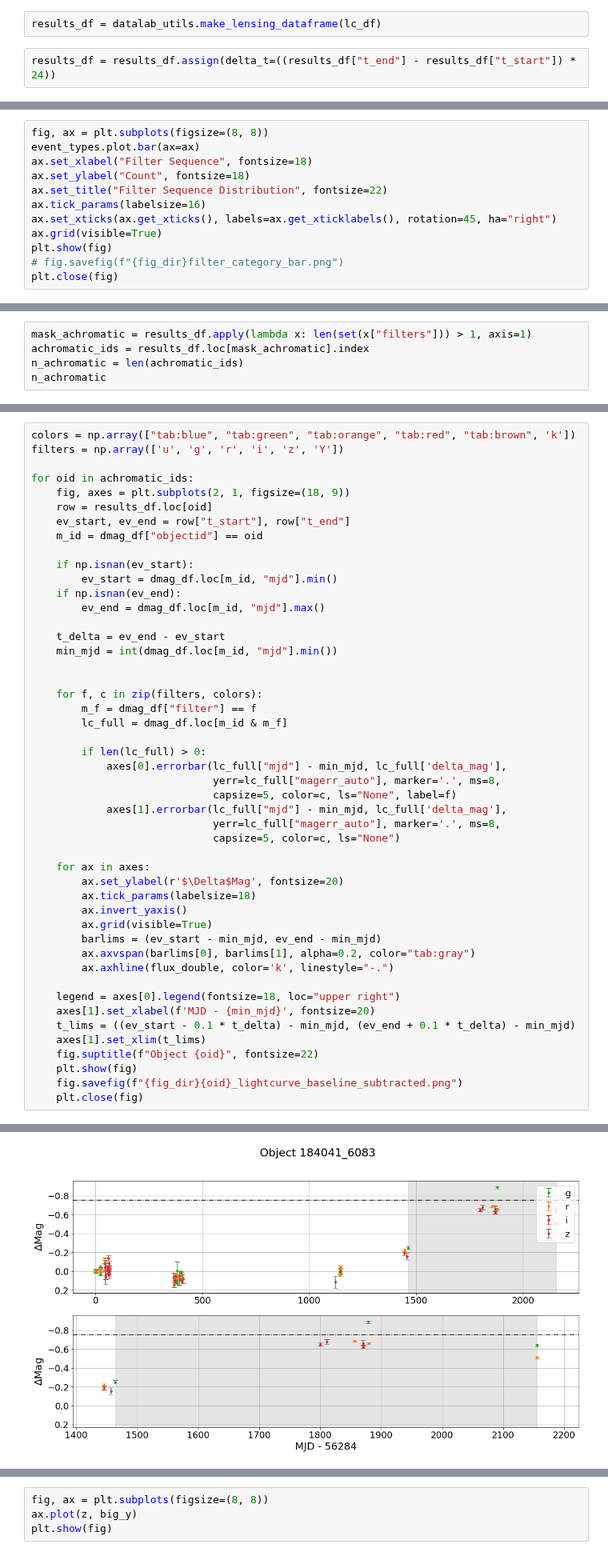
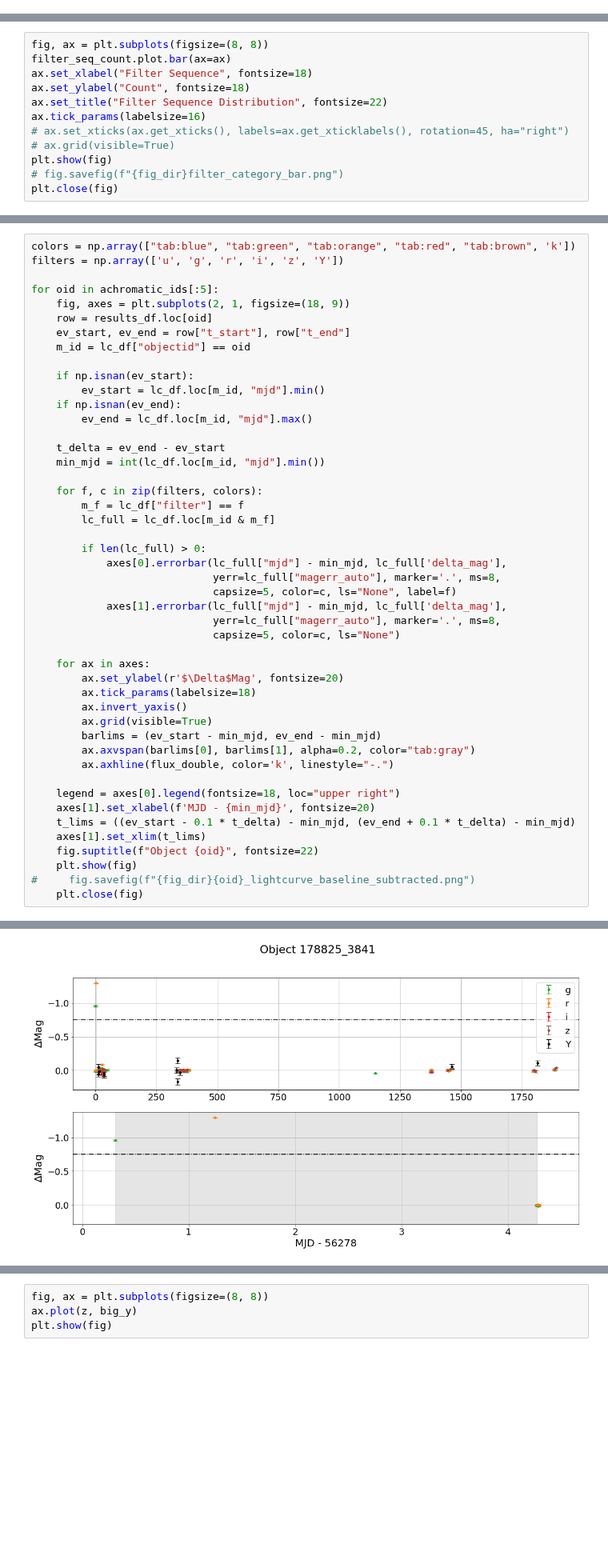
Before and after one commit to adriansh95/StringMicrolensing, a Jupyter notebook: analyze_nsc_lensing_candidates.ipynb, the cells around one changed output, grey strips where cells are left out. Shown at 80% size. Cells and saved outputs as stored; diff of their text form; blank space fills up the shorter version.

```diff
--- a/analyze_nsc_lensing_candidates.ipynb
+++ b/analyze_nsc_lensing_candidates.ipynb
@@ -18,4 +18,0 @@ lc_df.sort_values(by=["batch", "mjd"], inplace=True)
-# %%
-results_df = datalab_utils.make_lensing_dataframe(lc_df)
-# %%
-results_df = results_df.assign(delta_t=((results_df["t_end"] - results_df["t_start"]) * 24))
@@ -61,12 +88,12 @@ event_types = results_df.groupby(by="filters").t_start.agg("count")
 # %%
 fig, ax = plt.subplots(figsize=(8, 8))
-event_types.plot.bar(ax=ax)
+filter_seq_count.plot.bar(ax=ax)
 ax.set_xlabel("Filter Sequence", fontsize=18)
 ax.set_ylabel("Count", fontsize=18)
 ax.set_title("Filter Sequence Distribution", fontsize=22)
 ax.tick_params(labelsize=16)
-ax.set_xticks(ax.get_xticks(), labels=ax.get_xticklabels(), rotation=45, ha="right")
-ax.grid(visible=True)
+# ax.set_xticks(ax.get_xticks(), labels=ax.get_xticklabels(), rotation=45, ha="right")
+# ax.grid(visible=True)
 plt.show(fig)
 # fig.savefig(f"{fig_dir}filter_category_bar.png")
 plt.close(fig)
@@ -75,5 +101,0 @@ plt.close(fig)
-# %%
-mask_achromatic = results_df.apply(lambda x: len(set(x["filters"])) > 1, axis=1)
-achromatic_ids = results_df.loc[mask_achromatic].index
-n_achromatic = len(achromatic_ids)
-n_achromatic
@@ -87,24 +103,23 @@ flux_double = -2.5 * np.log10(2)
 colors = np.array(["tab:blue", "tab:green", "tab:orange", "tab:red", "tab:brown", 'k'])
 filters = np.array(['u', 'g', 'r', 'i', 'z', 'Y'])
 
-for oid in achromatic_ids:
+for oid in achromatic_ids[:5]:
     fig, axes = plt.subplots(2, 1, figsize=(18, 9))
     row = results_df.loc[oid]
     ev_start, ev_end = row["t_start"], row["t_end"]
-    m_id = dmag_df["objectid"] == oid
+    m_id = lc_df["objectid"] == oid
 
     if np.isnan(ev_start):
-        ev_start = dmag_df.loc[m_id, "mjd"].min()
+        ev_start = lc_df.loc[m_id, "mjd"].min()
     if np.isnan(ev_end):
-        ev_end = dmag_df.loc[m_id, "mjd"].max()
+        ev_end = lc_df.loc[m_id, "mjd"].max()
 
     t_delta = ev_end - ev_start
-    min_mjd = int(dmag_df.loc[m_id, "mjd"].min())
-
+    min_mjd = int(lc_df.loc[m_id, "mjd"].min())
 
     for f, c in zip(filters, colors):
-        m_f = dmag_df["filter"] == f
-        lc_full = dmag_df.loc[m_id & m_f]
+        m_f = lc_df["filter"] == f
+        lc_full = lc_df.loc[m_id & m_f]
 
         if len(lc_full) > 0:
             axes[0].errorbar(lc_full["mjd"] - min_mjd, lc_full['delta_mag'],
@@ -129,6 +144,6 @@ for oid in achromatic_ids:
     axes[1].set_xlim(t_lims)
     fig.suptitle(f"Object {oid}", fontsize=22)
     plt.show(fig)
-    fig.savefig(f"{fig_dir}{oid}_lightcurve_baseline_subtracted.png")
+#     fig.savefig(f"{fig_dir}{oid}_lightcurve_baseline_subtracted.png")
     plt.close(fig)
 # %% [output]
@@ -136 +151 @@ for oid in achromatic_ids:
-[figure, old version]
+[figure, new version]
```
Also changed, not shown: parts of 17 cells of this notebook.
